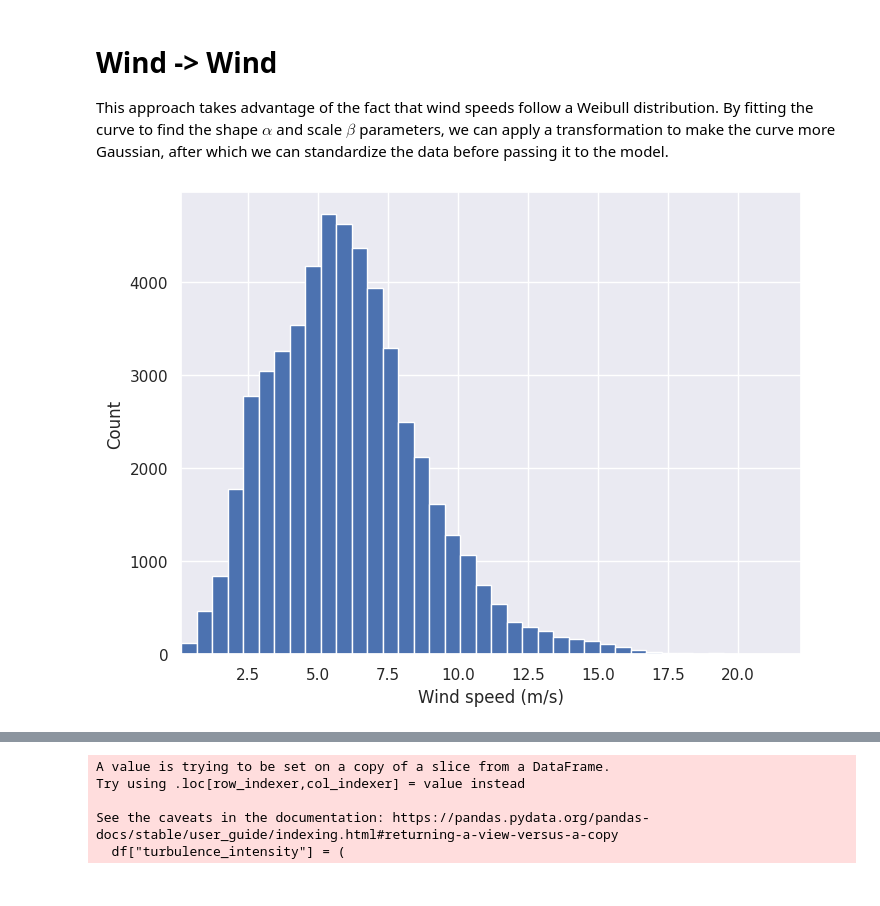
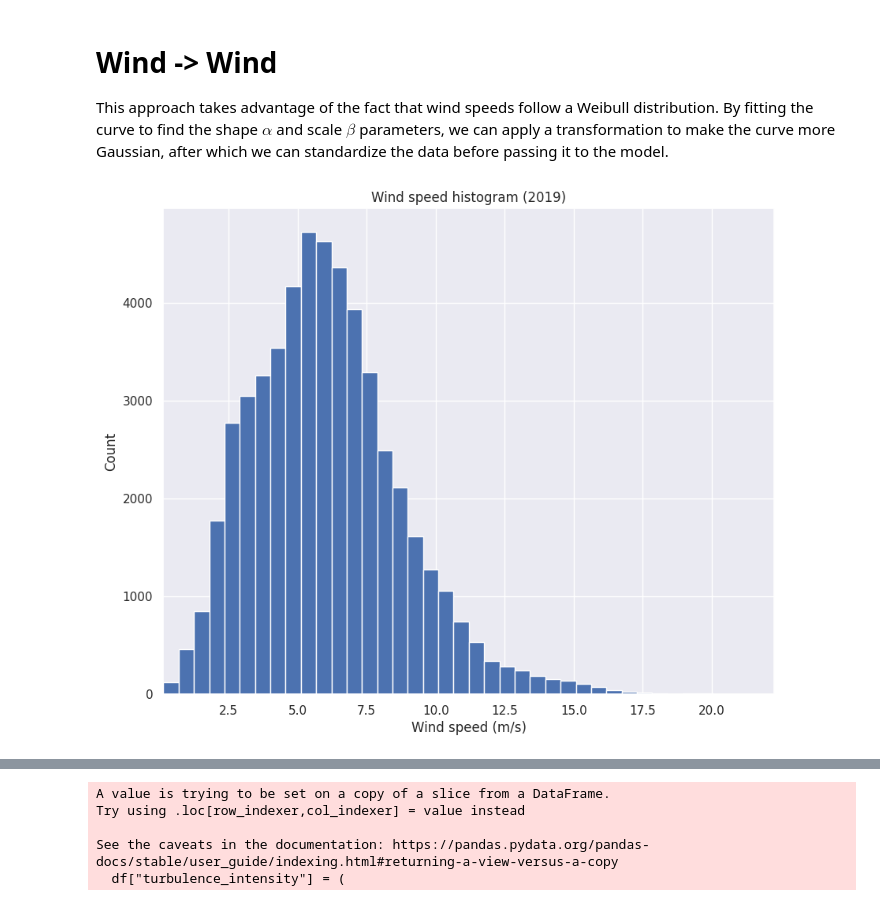
Before and after one commit to camirmas/REStats, a Jupyter notebook: REStats/notebooks/forecast.ipynb, the cells around one changed output, grey strips where cells are left out. Cells and saved outputs as stored; diff of their text form; code cells hidden in the pictures.

```diff
--- a/REStats/notebooks/forecast.ipynb
+++ b/REStats/notebooks/forecast.ipynb
@@ -27,13 +27,14 @@ figs = {}
 
 This approach takes advantage of the fact that wind speeds follow a Weibull distribution. By fitting the curve to find the shape $\alpha$ and scale $\beta$ parameters, we can apply a transformation to make the curve more Gaussian, after which we can standardize the data before passing it to the model.
 # %%
-full_ws_hist, ax = plt.subplots(figsize=(8, 6))
+full_ws_hist, ax = plt.subplots(figsize=(10, 8))
 ax.set_xmargin(0)
+ax.set_title("Wind speed histogram (2019)")
 ax.set_xlabel("Wind speed (m/s)")
 ax.set_ylabel("Count")
 
 b = ax.hist(wt.wind_speed, bins=40)
 
 figs["full_ws_hist"] = full_ws_hist
 # %% [output]
-[figure, old version]
+[figure, new version]
```
Also changed, not shown: parts of 22 cells of this notebook, 4 other files.
